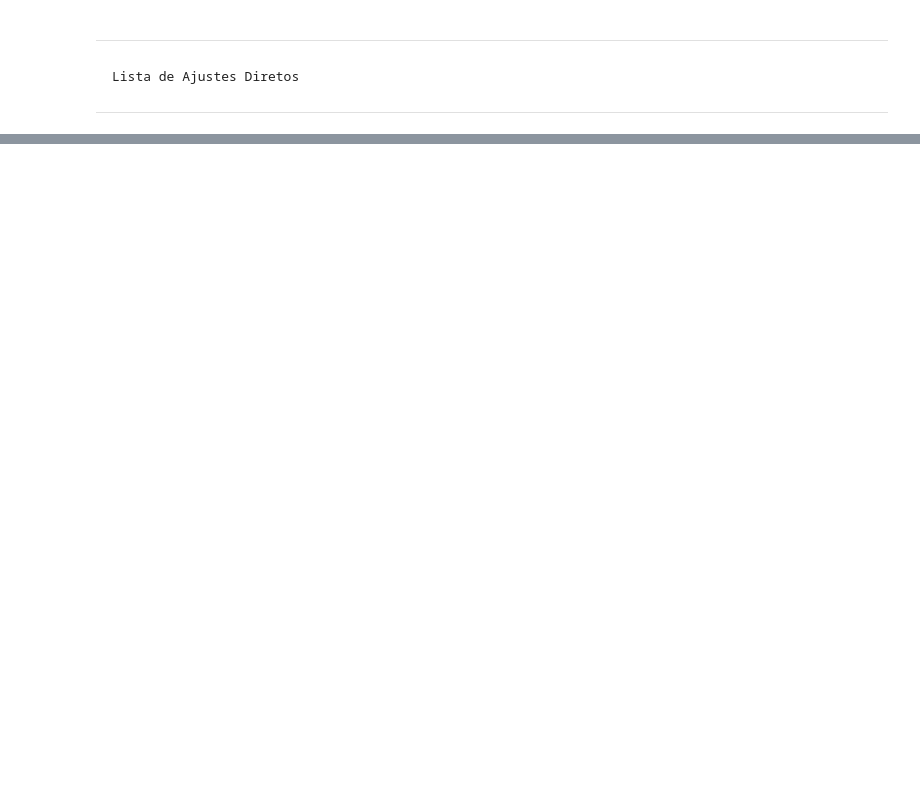
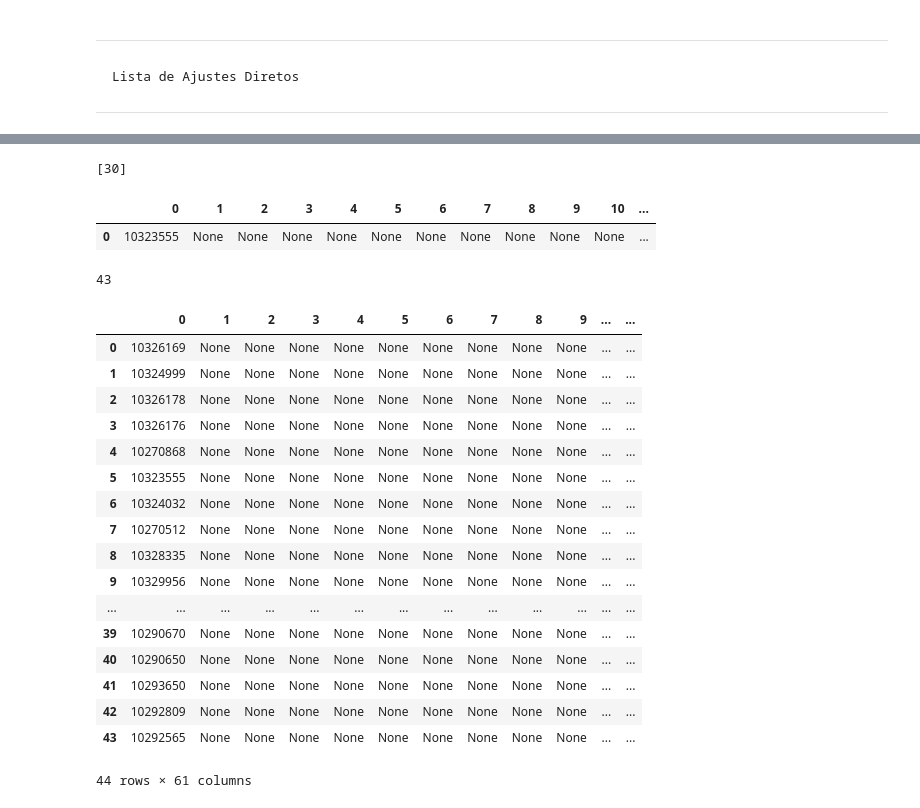
Before and after one commit to francisco-vpereira/ForceraIntership, a Jupyter notebook: forcera/scripts/contratos_v2.ipynb, the cells around one changed output, grey strips where cells are left out. Drawn from its saved outputs; the diff is of its cells as text; code cells hidden in the pictures; blank space fills up the shorter version.

```diff
--- a/forcera/scripts/contratos_v2.ipynb
+++ b/forcera/scripts/contratos_v2.ipynb
@@ -743,0 +836,7 @@ redflag(pb, pc, 0.1, cpub, 20)
+# %%
+ajustesdir = contratos(ajdir)
+ajustesdir = ajustesdir.rename(columns={18:'PrecoContratual', 38:'TipoProcedimento'})
+
+ajustesdir.PrecoContratual = ajustesdir.iloc[:,18].astype('float')
+
+ajustesdir.PrecoContratual.describe().apply(lambda x: format(x, '.2f'))
@@ -743,0 +855,54 @@ redflag(pb, pc, 0.1, cpub, 20)
+# %%
+# Valor máximo de um ajuste direto é mais de 3000000€
+
+# Índice do array do valor mais alto
+print(np.where(ajustesdir.PrecoContratual > 3000000)[0])
+
+# ID do contrato correspondente
+# ajdir[30]
+
+HTML((contrato(ajdir[30])).to_html(index=True))
+# %% [output]
+[30]
+|  | 0 | 1 | 2 | 3 | 4 | 5 | 6 | 7 | 8 | 9 | 10 | ... |
+| 0 | 10323555 | None | None | None | None | None | None | None | None | None | None | ... |
+# %%
+k = 0
+for i in range(len(ajustesdir)):
+
+    if ajustesdir.TipoProcedimento[i] == 'Aquisição de serviços':
+        #print(i, True, ajustesdir.TipoProcedimento[i])
+
+
+        if ajustesdir.PrecoContratual[i] > 20000:
+            k += 1
+
+print(k)
+    #print(ajustesdir.TipoProcedimento)
+# %% [output]
+43
+# %%
+# Valores dos preços contratuais
+#contratos(redflag2(ajustesdir, ajdir)).iloc[:,18]
+
+# Ajustes Diretos com preço contratual superior a 20.000€
+contratos(redflag2(ajustesdir, ajdir))
+# %% [output]
+|  | 0 | 1 | 2 | 3 | 4 | 5 | 6 | 7 | 8 | 9 | ... | ... |
+| 0 | 10326169 | None | None | None | None | None | None | None | None | None | ... | ... |
+| 1 | 10324999 | None | None | None | None | None | None | None | None | None | ... | ... |
+| 2 | 10326178 | None | None | None | None | None | None | None | None | None | ... | ... |
+| 3 | 10326176 | None | None | None | None | None | None | None | None | None | ... | ... |
+| 4 | 10270868 | None | None | None | None | None | None | None | None | None | ... | ... |
+| 5 | 10323555 | None | None | None | None | None | None | None | None | None | ... | ... |
+| 6 | 10324032 | None | None | None | None | None | None | None | None | None | ... | ... |
+| 7 | 10270512 | None | None | None | None | None | None | None | None | None | ... | ... |
+| 8 | 10328335 | None | None | None | None | None | None | None | None | None | ... | ... |
+| 9 | 10329956 | None | None | None | None | None | None | None | None | None | ... | ... |
+| ... | ... | ... | ... | ... | ... | ... | ... | ... | ... | ... | ... | ... |
+| 39 | 10290670 | None | None | None | None | None | None | None | None | None | ... | ... |
+| 40 | 10290650 | None | None | None | None | None | None | None | None | None | ... | ... |
+| 41 | 10293650 | None | None | None | None | None | None | None | None | None | ... | ... |
+| 42 | 10292809 | None | None | None | None | None | None | None | None | None | ... | ... |
+| 43 | 10292565 | None | None | None | None | None | None | None | None | None | ... | ... |
+44 rows × 61 columns
```
Also changed, not shown: parts of 17 cells of this notebook.
